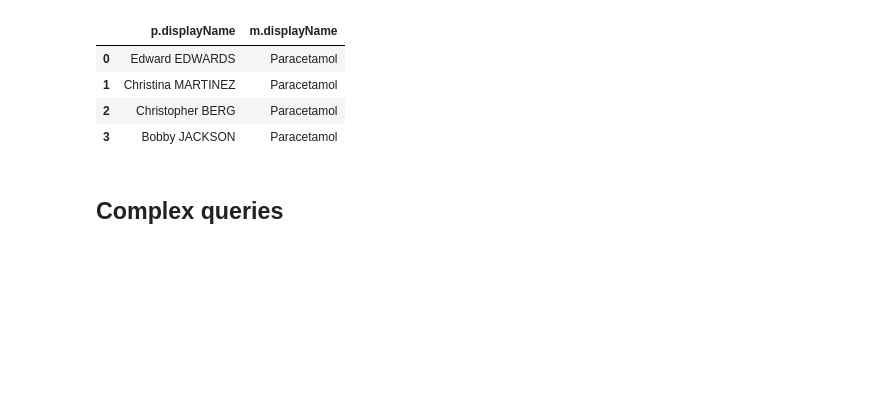
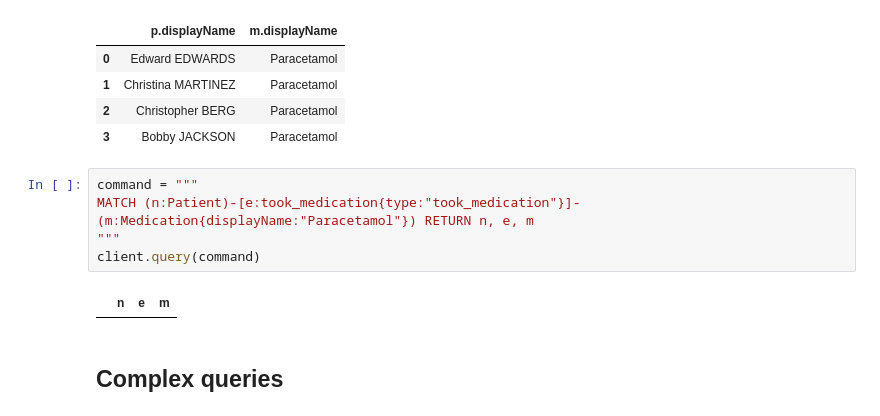
Before and after one commit to turing-db/turingdb-examples, a Jupyter notebook: examples/notebooks/public_version/healthcare_dataset.ipynb, the cells around one changed output. Saved outputs shown, nothing was run; the diff lists cells and outputs as text; blank space fills up the shorter version.

```diff
--- a/examples/notebooks/public_version/healthcare_dataset.ipynb
+++ b/examples/notebooks/public_version/healthcare_dataset.ipynb
@@ -983,6 +983,13 @@ client.query(command)
 | 1 | Christina MARTINEZ | Paracetamol |
 | 2 | Christopher BERG | Paracetamol |
 | 3 | Bobby JACKSON | Paracetamol |
+# %%
+command = """
+MATCH (n:Patient)-[e:took_medication{type:"took_medication"}]-(m:Medication{displayName:"Paracetamol"}) RETURN n, e, m
+"""
+client.query(command)
+# %% [output]
+|  | n | e | m |
 # %% [markdown]
 ## Complex queries
 # %%
```
Also changed, not shown: parts of 10 cells of this notebook, 1 other file.
